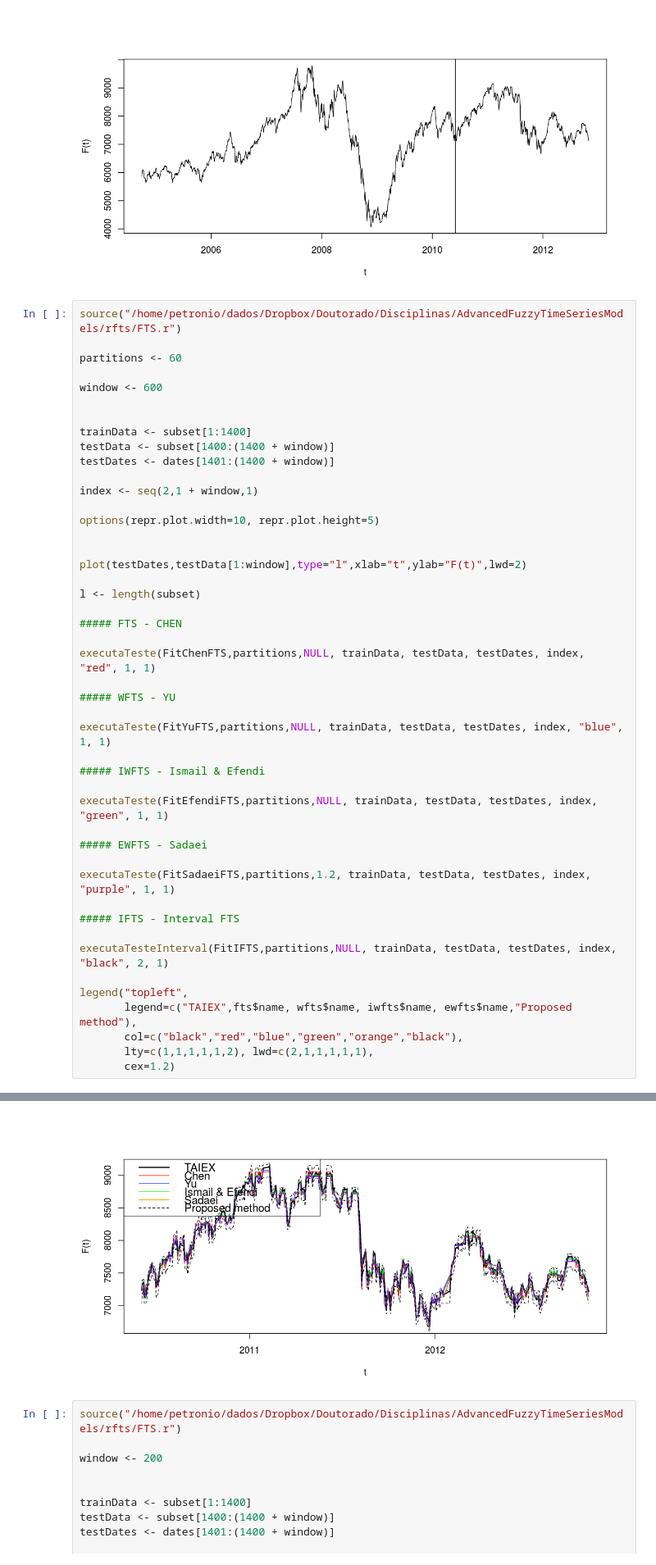
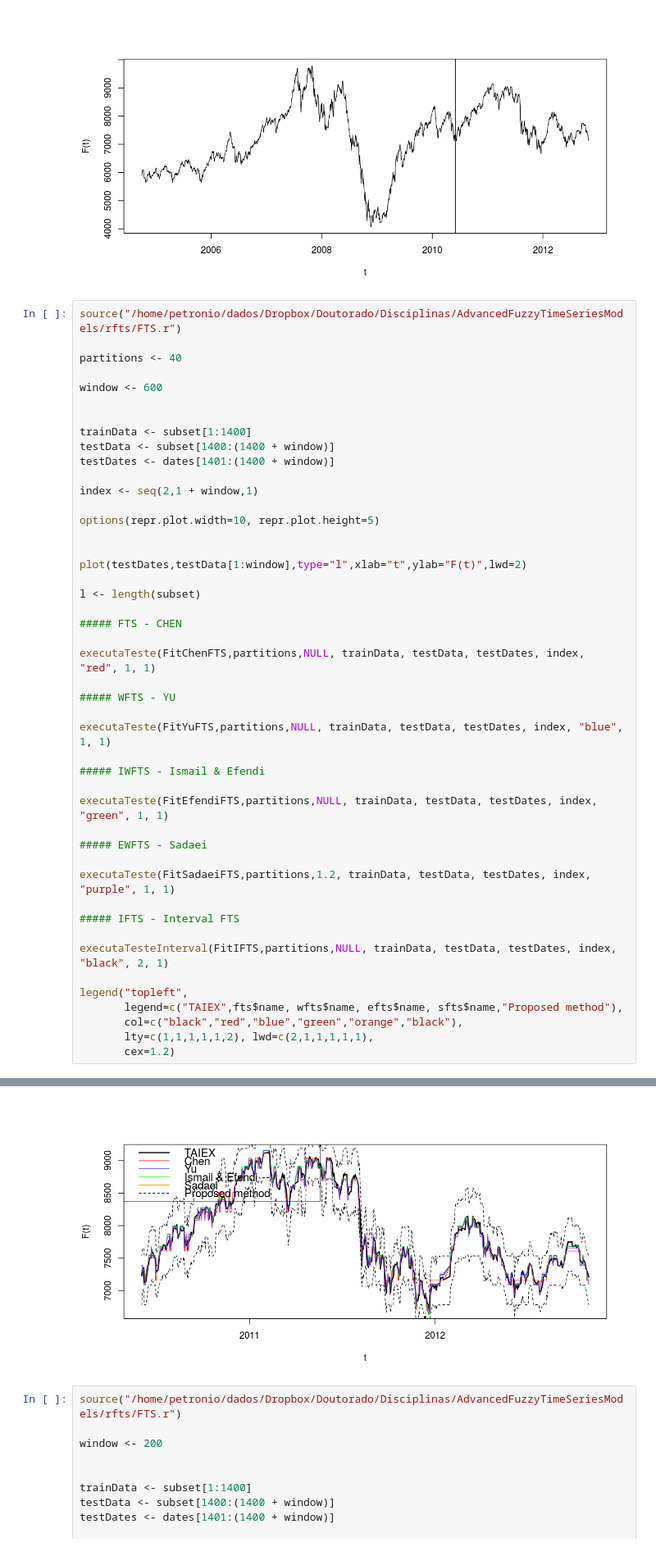
Before and after one commit to petroniocandido/rfts, a Jupyter notebook: benchmarks.ipynb, the cells around one changed output, grey strips where cells are left out. Shown at 82% size. Saved outputs shown, nothing was run; the diff lists cells and outputs as text.

```diff
--- a/benchmarks.ipynb
+++ b/benchmarks.ipynb
@@ -184,7 +249,7 @@ abline(v=dates[1400])
 # %%
 source("/home/petronio/dados/Dropbox/Doutorado/Disciplinas/AdvancedFuzzyTimeSeriesModels/rfts/FTS.r")
 
-partitions <- 60
+partitions <- 40
 
 window <- 600
 
@@ -223,7 +288,7 @@ executaTeste(FitSadaeiFTS,partitions,1.2, trainData, testData, testDates, index,
 executaTesteInterval(FitIFTS,partitions,NULL, trainData, testData, testDates, index, "black", 2, 1)
 
 legend("topleft",
-       legend=c("TAIEX",fts$name, wfts$name, iwfts$name, ewfts$name,"Proposed method"),
+       legend=c("TAIEX",fts$name, wfts$name, efts$name, sfts$name,"Proposed method"),
        col=c("black","red","blue","green","orange","black"),
        lty=c(1,1,1,1,1,2), lwd=c(2,1,1,1,1,1),
        cex=1.2)
@@ -236,4 +303,4 @@ legend("topleft",
-[figure, old version]
+[figure, new version]
 # %%
 source("/home/petronio/dados/Dropbox/Doutorado/Disciplinas/AdvancedFuzzyTimeSeriesModels/rfts/FTS.r")
 
```
Also changed, not shown: parts of 20 cells of this notebook, 2 other files.
